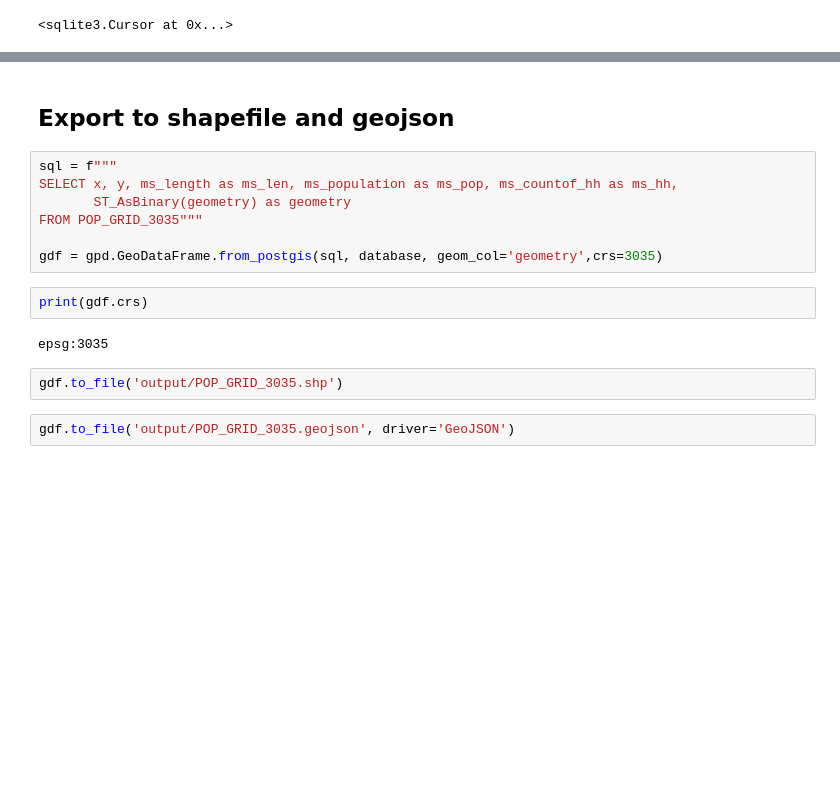
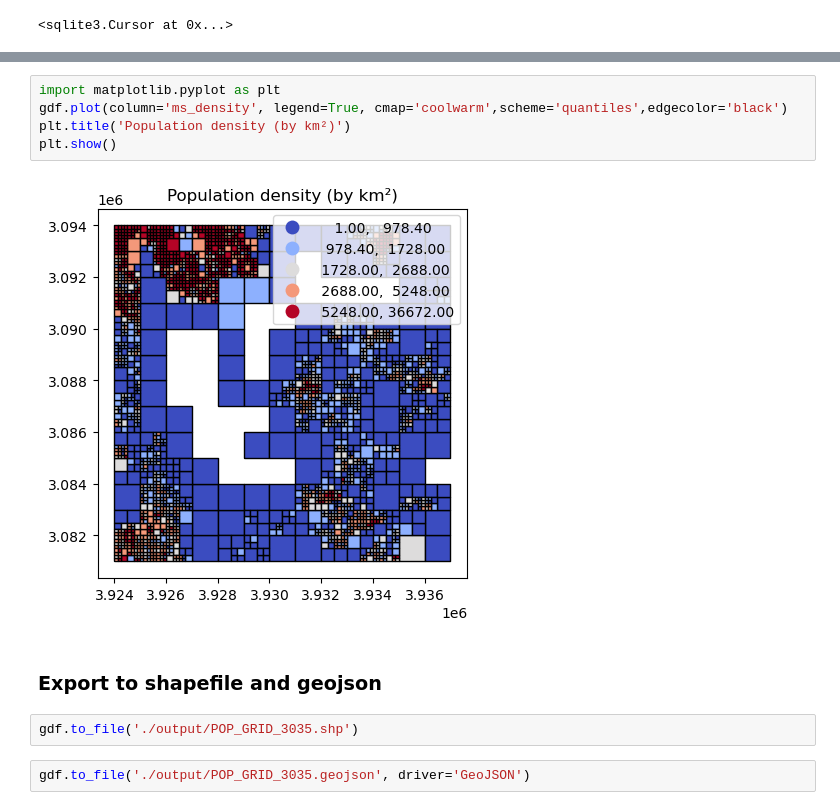
Before and after one commit to yoba7/varying-cell-size-grid, a Jupyter notebook: varying-cell-size-grid.ipynb, the cells around one changed output, grey strips where cells are left out. Saved outputs shown, nothing was run; the diff lists cells and outputs as text; blank space fills up the shorter version.

```diff
--- a/varying-cell-size-grid.ipynb
+++ b/varying-cell-size-grid.ipynb
@@ -452,17 +570,13 @@ database.execute("VACUUM")
+# %%
+import matplotlib.pyplot as plt
+gdf.plot(column='ms_density', legend=True, cmap='coolwarm',scheme='quantiles',edgecolor='black')
+plt.title('Population density (by km²)')
+plt.show()
+# %% [output]
+[figure, added]
 # %% [markdown]
-## Export to shapefile and geojson
+### Export to shapefile and geojson
-# %%
-sql = f"""
-SELECT x, y, ms_length as ms_len, ms_population as ms_pop, ms_countof_hh as ms_hh,
-       ST_AsBinary(geometry) as geometry
-FROM POP_GRID_3035"""
-
-gdf = gpd.GeoDataFrame.from_postgis(sql, database, geom_col='geometry',crs=3035)
-# %%
-print(gdf.crs)
-# %% [output]
-epsg:3035
 # %%
-gdf.to_file('output/POP_GRID_3035.shp')
+gdf.to_file('./output/POP_GRID_3035.shp')
 # %%
-gdf.to_file('output/POP_GRID_3035.geojson', driver='GeoJSON')
+gdf.to_file('./output/POP_GRID_3035.geojson', driver='GeoJSON')
```
Also changed, not shown: parts of 115 cells of this notebook.
